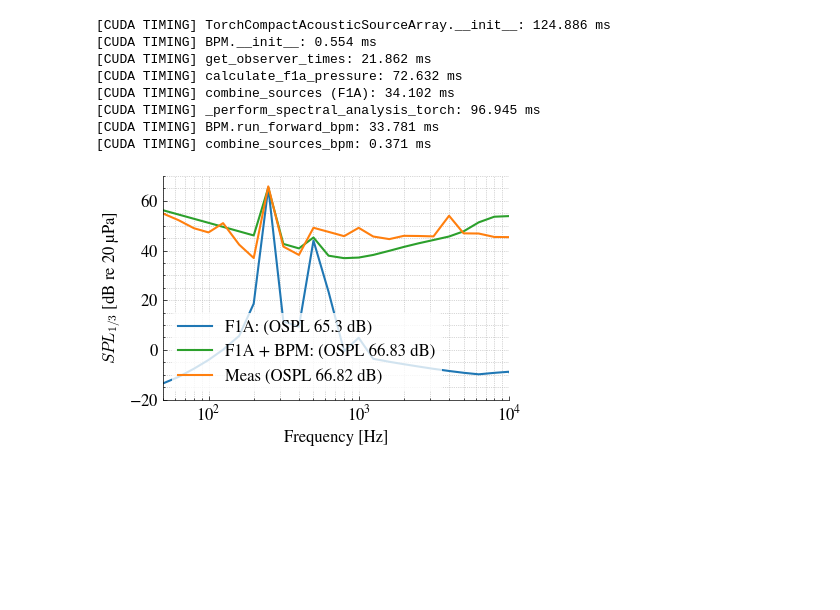
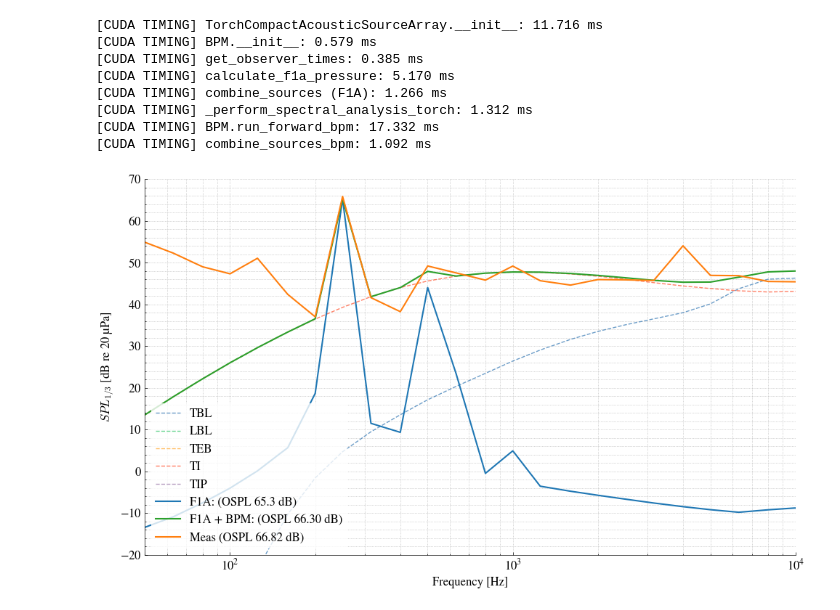
Before and after one commit to Frxljord/FastBEMT, a Jupyter notebook: Benchmarks/BPM.ipynb, the cells around one changed output. Cells and saved outputs as stored; diff of their text form; code cells hidden in the pictures; blank space fills up the shorter version.

```diff
--- a/Benchmarks/BPM.ipynb
+++ b/Benchmarks/BPM.ipynb
@@ -32,17 +32,21 @@ propeller = Propeller(
 v_inf = 0
 propeller.run_bemt(v_inf=v_inf)
 # %%
-r_observer = np.array([[0.1, 1.8, 0], [0.1, 1.8, 0], [0.1, 1.8, 0], [0.1, 1.8, 0]])
-propeller.run_aeroacoustics(observer_positions=r_observer, keep_bpm_components=False)
+r_observer = np.array([[0.1, 1.8, 0]])
+propeller.run_aeroacoustics(observer_positions=r_observer,
+        lt=0.02,
+        i=2e-3,
+        alpha_stall=15,
+        keep_bpm_components=True)
 # %% [output]
-[CUDA TIMING] TorchCompactAcousticSourceArray.__init__: 124.886 ms
-[CUDA TIMING] BPM.__init__: 0.554 ms
-[CUDA TIMING] get_observer_times: 21.862 ms
-[CUDA TIMING] calculate_f1a_pressure: 72.632 ms
-[CUDA TIMING] combine_sources (F1A): 34.102 ms
-[CUDA TIMING] _perform_spectral_analysis_torch: 96.945 ms
-[CUDA TIMING] BPM.run_forward_bpm: 33.781 ms
-[CUDA TIMING] combine_sources_bpm: 0.371 ms
+[CUDA TIMING] TorchCompactAcousticSourceArray.__init__: 11.716 ms
+[CUDA TIMING] BPM.__init__: 0.579 ms
+[CUDA TIMING] get_observer_times: 0.385 ms
+[CUDA TIMING] calculate_f1a_pressure: 5.170 ms
+[CUDA TIMING] combine_sources (F1A): 1.266 ms
+[CUDA TIMING] _perform_spectral_analysis_torch: 1.312 ms
+[CUDA TIMING] BPM.run_forward_bpm: 17.332 ms
+[CUDA TIMING] combine_sources_bpm: 1.092 ms
 # %%
 t = propeller.t.cpu().numpy()[:, 0]
 p_tone = propeller.p_tot.cpu().numpy()[:, 0]
@@ -134,40 +138,41 @@ oaspl_exp = calc_oaspl(exp_spl_3oct, propeller.third_octave_freqs, weighted=True
 ospl_tot = calc_oaspl(L_total.cpu().numpy()[:, 0], propeller.third_octave_freqs, weighted=False)
 oaspl_tot = calc_oaspl(L_total.cpu().numpy()[:, 0], propeller.third_octave_freqs, weighted=True)
 
-plt.figure(figsize=(4.5, 3))
+# plt.figure(figsize=(4.5, 3))
+plt.figure(figsize=(10, 6))
 
 # Components (keeping these simpler to avoid legend clutter)
-# plt.semilogx(propeller.third_octave_freqs.cpu().numpy(), propeller.spl_breakdown['tbl'][:, 0], '--', alpha=0.6, label='TBL')
-# plt.semilogx(propeller.third_octave_freqs.cpu().numpy(), propeller.spl_breakdown['lbl'][:, 0], '--', alpha=0.6, label='LBL')
-# plt.semilogx(propeller.third_octave_freqs.cpu().numpy(), propeller.spl_breakdown['teb'][:, 0], '--', alpha=0.6, label='TEB')
-# plt.semilogx(propeller.third_octave_freqs.cpu().numpy(), propeller.spl_breakdown['ti'][:, 0], '--', alpha=0.6, label='TI')
-# plt.semilogx(propeller.third_octave_freqs.cpu().numpy(), propeller.spl_breakdown['tv'][:, 0], '--', alpha=0.6, label='TIP')
+plt.semilogx(propeller.third_octave_freqs.cpu().numpy(), propeller.spl_breakdown['tbl'][:, 0], '--', alpha=0.6, label='TBL')
+plt.semilogx(propeller.third_octave_freqs.cpu().numpy(), propeller.spl_breakdown['lbl'][:, 0], '--', alpha=0.6, label='LBL')
+plt.semilogx(propeller.third_octave_freqs.cpu().numpy(), propeller.spl_breakdown['teb'][:, 0], '--', alpha=0.6, label='TEB')
+plt.semilogx(propeller.third_octave_freqs.cpu().numpy(), propeller.spl_breakdown['ti'][:, 0], '--', alpha=0.6, label='TI')
+plt.semilogx(propeller.third_octave_freqs.cpu().numpy(), propeller.spl_breakdown['tv'][:, 0], '--', alpha=0.6, label='TIP')
 
 plt.semilogx(propeller.third_octave_freqs.cpu().numpy(), f1a_spl_3oct.cpu().numpy()[:, 0],
              label=f'F1A: (OSPL {ospl_f1a:.1f} dB)', color=color_5e, linewidth=1.5)
 plt.semilogx(propeller.third_octave_freqs.cpu().numpy(), L_total.cpu().numpy()[:, 0], '-',
              label=f'F1A + BPM: (OSPL {ospl_tot:.2f} dB)', color=color_8e, linewidth=1.5)
 plt.semilogx(propeller.third_octave_freqs.cpu().numpy(), exp_spl_3oct, '-',
              label=f'Meas (OSPL {ospl_exp:.2f} dB)', color=color_7e, linewidth=1.5)
 
 
 # max_f = np.max(propeller.freq.cpu().numpy())
 # harmonic_freqs = np.arange(blade_passing_freq, max_f, blade_passing_freq)
 # for bpf in harmonic_freqs:
 #     plt.axvline(bpf, color='red', linestyle='--', linewidth=0.8, alpha=0.2)
 
 plt.xlabel('Frequency [Hz]', fontsize=12)
 plt.ylabel('$SPL_{1/3}$ [dB re 20 µPa]', fontsize=12)
 plt.xticks(fontsize=12)
 plt.yticks(fontsize=12)
 plt.grid(True, which='both', ls=':')
 plt.legend(loc='lower left', fontsize=12, frameon=True, edgecolor='none')
 plt.gca().spines[['top', 'right']].set_visible(False)
 plt.gca().tick_params(top=False, right=False, which='both')
 plt.xlim(50, 10000)
 plt.ylim(-20, 70)
 plt.tight_layout()
 plt.savefig('../Figures/BPM_val.pdf', dpi=200)
 plt.show()
 # %% [output]
-[figure, old version]
+[figure, new version]
```
Also changed, not shown: 6 other files.
